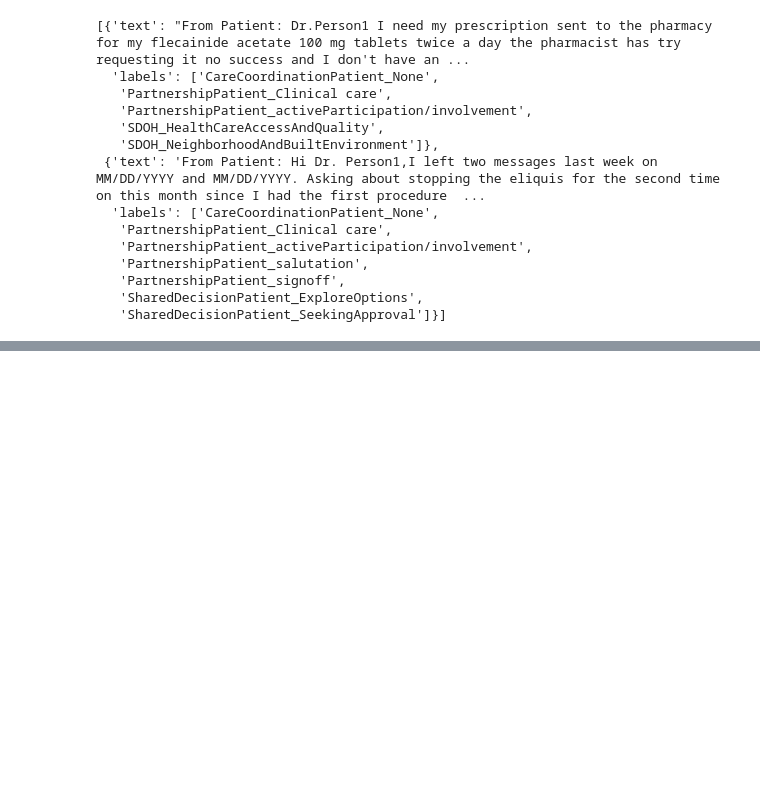
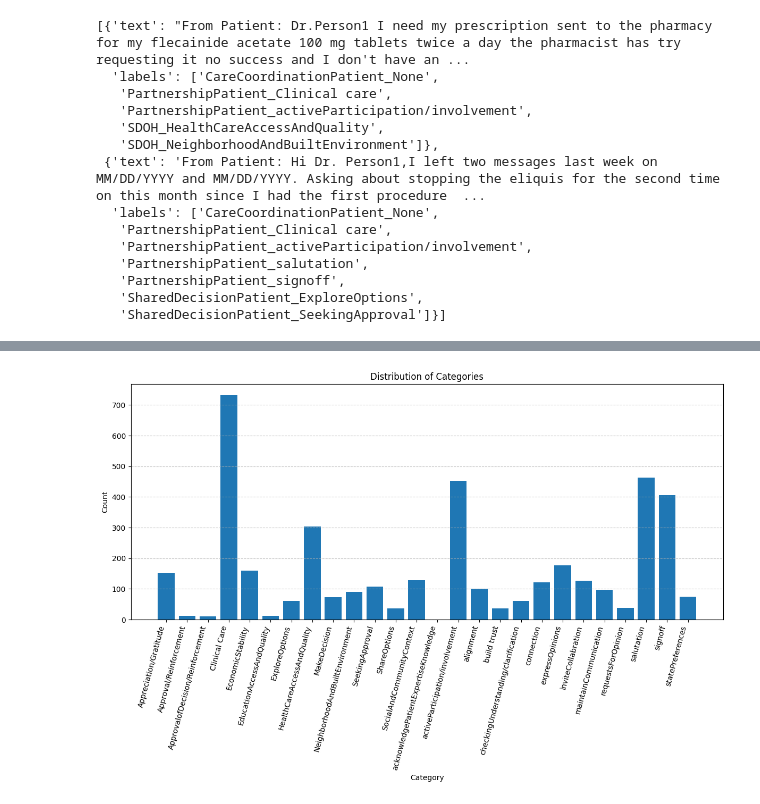
Before and after one commit to SarielMa/PVBERT, a Jupyter notebook: get_dist_based_on_train_test.ipynb, the cells around one changed output, grey strips where cells are left out. Saved outputs shown, nothing was run; the diff lists cells and outputs as text; code cells hidden in the pictures; blank space fills up the shorter version.

```diff
--- a/get_dist_based_on_train_test.ipynb
+++ b/get_dist_based_on_train_test.ipynb
@@ -93,0 +177,4 @@ defaultdict(int,
+# %%
+get_plot(sd, "subcode")
+# %% [output]
+[figure, added]
```
Also changed, not shown: parts of 13 cells of this notebook, 3 other files.
